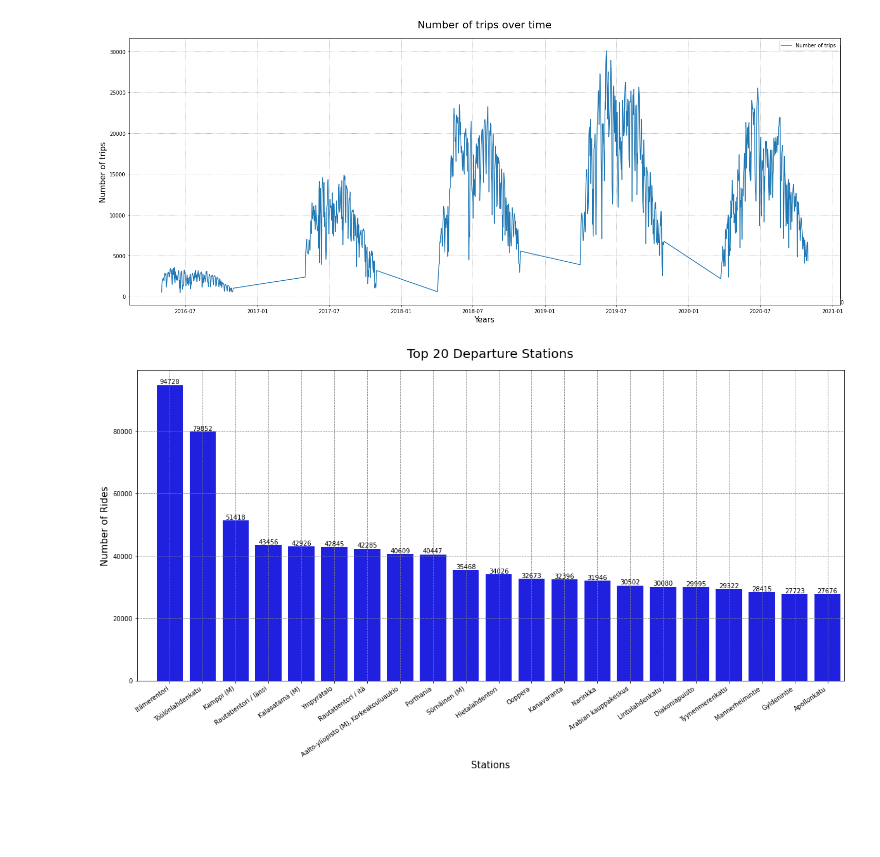
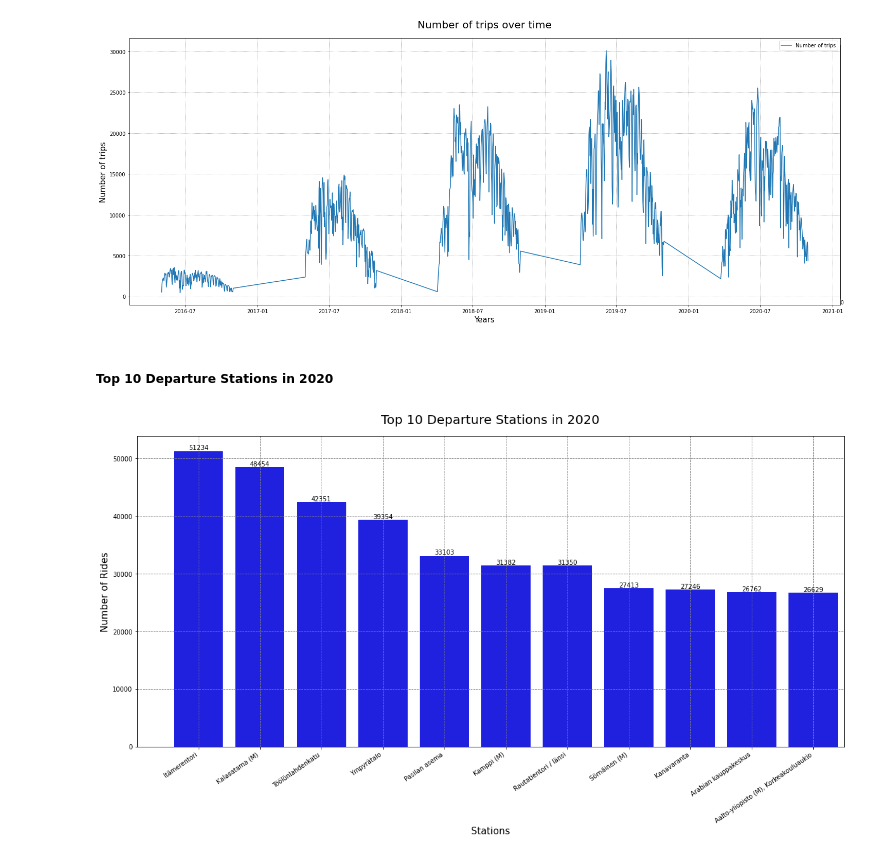
Before and after one commit to kelvinpurdom/HelsinkiCityBikes, a Jupyter notebook: notebooks/HelsinkiCityBikes.ipynb, the cells around one changed output. Saved outputs shown, nothing was run; the diff lists cells and outputs as text; code cells hidden in the pictures; blank space fills up the shorter version.

```diff
--- a/notebooks/HelsinkiCityBikes.ipynb
+++ b/notebooks/HelsinkiCityBikes.ipynb
@@ -197,27 +212,29 @@ plt.legend(["Number of trips"])
 plt.show()
 # %% [output]
 [figure]
+# %% [markdown]
+##### Top 10 Departure Stations in 2020
 # %%
 df_departure = df.copy()
-departure = df_departure[df_departure['departure'].dt.year == 2019]
+departure = df_departure[df_departure['departure'].dt.year == 2020]
 
 # Figure
 fig = plt.figure(figsize=(20,9))
 ax = sns.countplot(x="departure_name", data=departure,
               order = departure['departure_name'].value_counts().index,
               color= 'blue')
 for container in ax.containers:
     ax.bar_label(container)
 
 # Labeling Axes
 plt.xticks(rotation=35, ha="right")
 plt.xlabel("Stations", fontsize= 15)
 plt.ylabel("Number of Rides", fontsize= 15, x = -100)
-plt.xlim(-1,20.5)
+plt.xlim(-1,10.5)
 
 # Adding Grid & Title
 plt.grid(linestyle="--", color='grey')
-ax.set_title("Top 20 Departure Stations", fontsize= 20, pad= 20)
+ax.set_title("Top 10 Departure Stations in 2020", fontsize= 20, pad= 20)
 plt.show()
 # %% [output]
-[figure, old version]
+[figure, new version]
```
Also changed, not shown: parts of 9 cells of this notebook.
